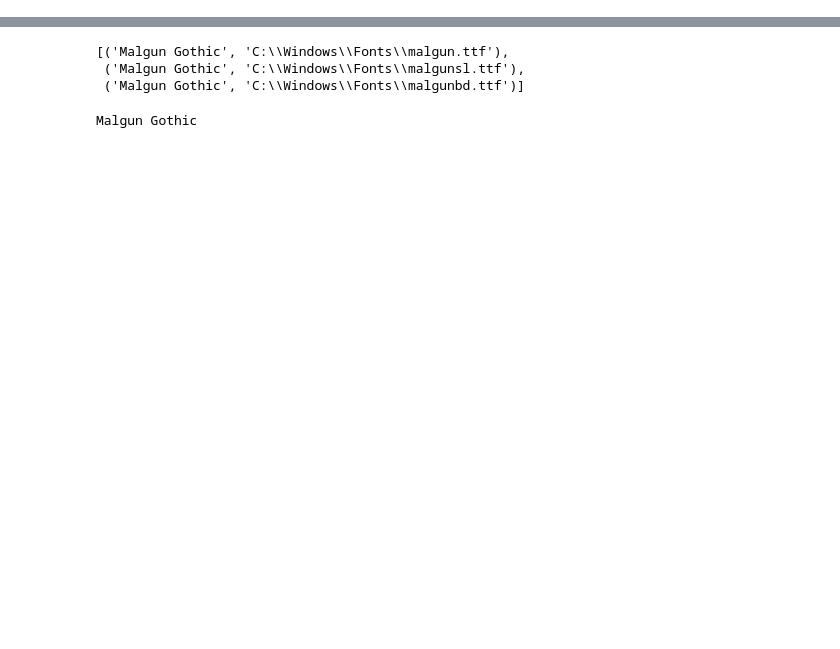
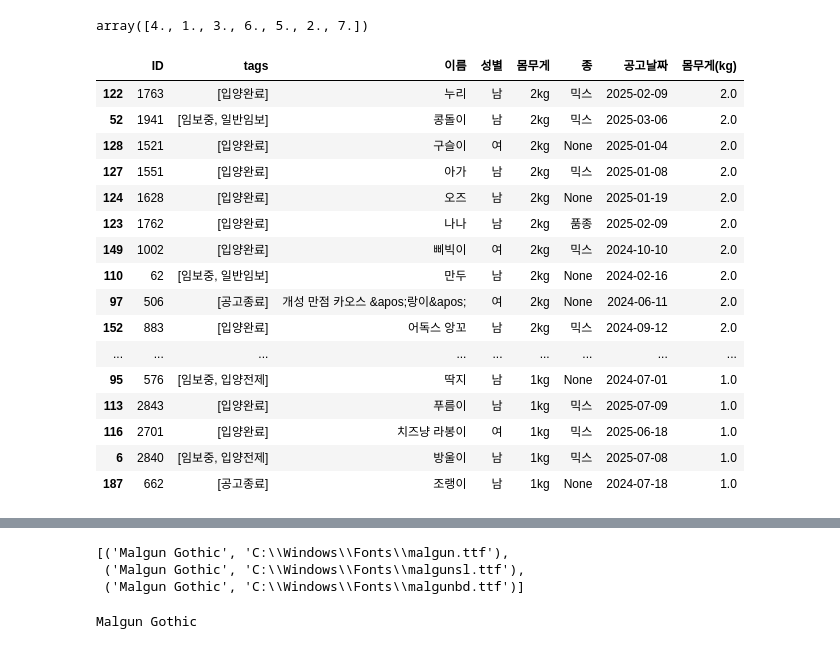
Before and after one commit to cooperear/SK_Shielders_4th_rookie_1st_Team_Project, a Jupyter notebook: cat_data_scraping.ipynb, the cells around one changed output, grey strips where cells are left out. Cells and saved outputs as stored; diff of their text form; code cells hidden in the pictures; blank space fills up the shorter version.

```diff
--- a/cat_data_scraping.ipynb
+++ b/cat_data_scraping.ipynb
@@ -165,0 +218,25 @@ cat_df.loc[cat_df['tags'].apply(lambda x: '공고종료' in x)].reset_index()
+# %%
+filtered_df_weight['몸무게(kg)'].unique()
+# %% [output]
+array([4., 1., 3., 6., 5., 2., 7.])
+# %%
+# 3kg 미만
+filtered_df_weight[(filtered_df_weight['몸무게(kg)'] < 3)].sort_values(by='몸무게(kg)', ascending=False)
+# %% [output]
+|  | ID | tags | 이름 | 성별 | 몸무게 | 종 | 공고날짜 | 몸무게(kg) |
+| 122 | 1763 | [입양완료] | 누리 | 남 | 2kg | 믹스 | 2025-02-09 | 2.0 |
+| 52 | 1941 | [임보중, 일반임보] | 콩돌이 | 남 | 2kg | 믹스 | 2025-03-06 | 2.0 |
+| 128 | 1521 | [입양완료] | 구슬이 | 여 | 2kg | None | 2025-01-04 | 2.0 |
+| 127 | 1551 | [입양완료] | 아가 | 남 | 2kg | 믹스 | 2025-01-08 | 2.0 |
+| 124 | 1628 | [입양완료] | 오즈 | 남 | 2kg | None | 2025-01-19 | 2.0 |
+| 123 | 1762 | [입양완료] | 나나 | 남 | 2kg | 품종 | 2025-02-09 | 2.0 |
+| 149 | 1002 | [입양완료] | 삐빅이 | 여 | 2kg | 믹스 | 2024-10-10 | 2.0 |
+| 110 | 62 | [임보중, 일반임보] | 만두 | 남 | 2kg | None | 2024-02-16 | 2.0 |
+| 97 | 506 | [공고종료] | 개성 만점 카오스 &apos;랑이&apos; | 여 | 2kg | None | 2024-06-11 | 2.0 |
+| 152 | 883 | [입양완료] | 어독스 앙꼬 | 남 | 2kg | 믹스 | 2024-09-12 | 2.0 |
+| ... | ... | ... | ... | ... | ... | ... | ... | ... |
+| 95 | 576 | [임보중, 입양전제] | 딱지 | 남 | 1kg | None | 2024-07-01 | 1.0 |
+| 113 | 2843 | [입양완료] | 푸름이 | 남 | 1kg | 믹스 | 2025-07-09 | 1.0 |
+| 116 | 2701 | [입양완료] | 치즈냥 라봉이 | 여 | 1kg | 믹스 | 2025-06-18 | 1.0 |
+| 6 | 2840 | [임보중, 입양전제] | 방울이 | 남 | 1kg | 믹스 | 2025-07-08 | 1.0 |
+| 187 | 662 | [공고종료] | 조랭이 | 남 | 1kg | None | 2024-07-18 | 1.0 |
```
Also changed, not shown: parts of 20 cells of this notebook, 2 other files.
